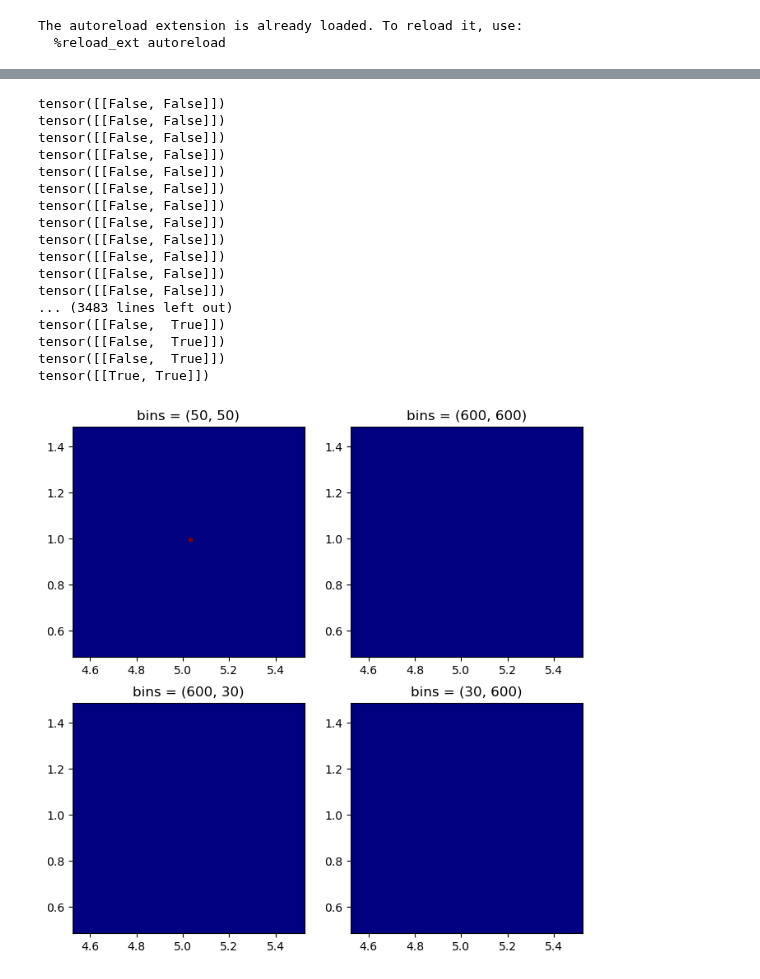
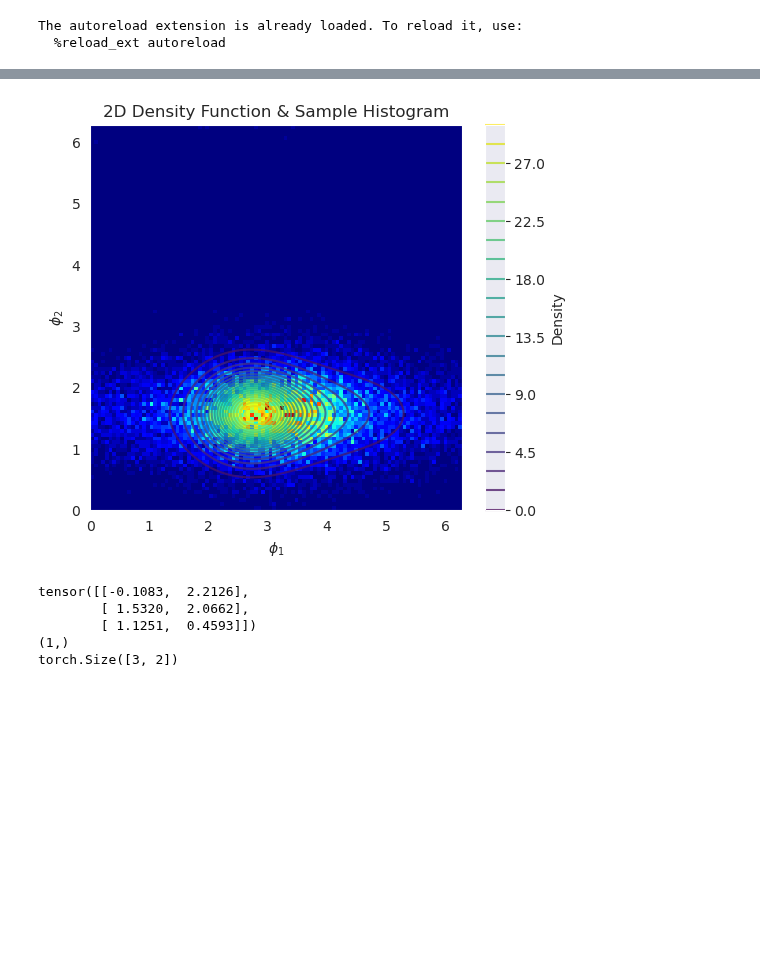
Before and after one commit to graeps/TopoGeoAEs, a Jupyter notebook: experiments/mgvm_toroidal_vae.ipynb, the cells around one changed output, grey strips where cells are left out. Drawn from its saved outputs; the diff is of its cells as text; code cells hidden in the pictures; blank space fills up the shorter version.

```diff
--- a/experiments/mgvm_toroidal_vae.ipynb
+++ b/experiments/mgvm_toroidal_vae.ipynb
@@ -94,60 +78,24 @@ Sample Variance: 0.2250
 # %%
-import torch
-
-num_samples = 1
-
 # Define test parameters
 loc = torch.tensor([torch.pi, torch.pi/2])
-loc_batch = loc.repeat(num_samples,1)
-scale = torch.tensor([1.0,1.0])
-scale_batch = scale.repeat(num_samples,1)
-A = torch.randn(4,4)
-precision = 5 * torch.eye(4) + A @ A.T
-precision_batch = precision.repeat(num_samples,1,1)
+scale = torch.tensor([1.1,5.1])
+#precision = 10 * torch.tensor(make_spd_matrix(n_dim=4)).type(torch.float32)
+precision = 4*torch.eye(4) + 2*torch.tensor([[0.0,0.0,0.5,0.5],[0.0,0.0,0.0,0.0],[0.5,0.0,0.0,0.0],[.5,0.0,0.0,0.0]])
 
-# Instantiate the distribution
-mg_vm = distr.MGVonMises(loc_batch, scale_batch, precision_batch)
-
-# Generate samples
-samples = mg_vm.rsample(loc_batch.shape).cpu().numpy()
-samples_x, samples_y = samples[:, 0], samples[:, 1]
-
-# Plot histogram of samples
-fig, axs = plt.subplots(nrows=2, ncols=2, figsize=(8,8))
-
-# Big bins
-axs[0,0].hist2d(samples_x, samples_y, bins=(50, 50), cmap=plt.cm.jet)
-axs[0, 0].set_title('bins = (50, 50)')
-
-# Small bins
-axs[0,1].hist2d(samples_x, samples_y, bins=(600, 600), cmap=plt.cm.jet)
-axs[0, 1].set_title('bins = (600, 600)')
-
-# If you do not set the same values for X and Y, the bins won't be a square!
-axs[1,0].hist2d(samples_x, samples_y, bins=(600, 30), cmap=plt.cm.jet)
-axs[1, 0].set_title('bins = (600, 30)')
-
-# If you do not set the same values for X and Y, the bins won't be a square!
-axs[1,1].hist2d(samples_x, samples_y, bins=(30, 600), cmap=plt.cm.jet)
-axs[1, 1].set_title('bins = (30, 600)')
-
-plt.show()
+plot_mgvm_distr_2d(loc=loc, scale=scale, precision=precision)
 # %% [output]
-tensor([[False, False]])
-tensor([[False, False]])
-tensor([[False, False]])
-tensor([[False, False]])
-tensor([[False, False]])
-tensor([[False, False]])
-tensor([[False, False]])
-tensor([[False, False]])
-tensor([[False, False]])
-tensor([[False, False]])
-tensor([[False, False]])
-tensor([[False, False]])
-... (3483 lines left out)
-tensor([[False,  True]])
-tensor([[False,  True]])
-tensor([[False,  True]])
-tensor([[True, True]])
-[figure, old version]
+[figure, new version]
+# %%
+loc = torch.tensor([torch.pi, torch.pi/2, torch.pi/4])
+scale = torch.tensor([1.0,10.0,1.0])
+q = torch.distributions.VonMises(iloc_batch, iscale_batch)
+sample = q.sample((1,)).squeeze(0)
+print(sample)
+print((1,))
+print(iloc_batch.shape)
+# %% [output]
+tensor([[-0.1083,  2.2126],
+        [ 1.5320,  2.0662],
+        [ 1.1251,  0.4593]])
+(1,)
+torch.Size([3, 2])
```
Also changed, not shown: parts of 4 cells of this notebook, 4 other files.
